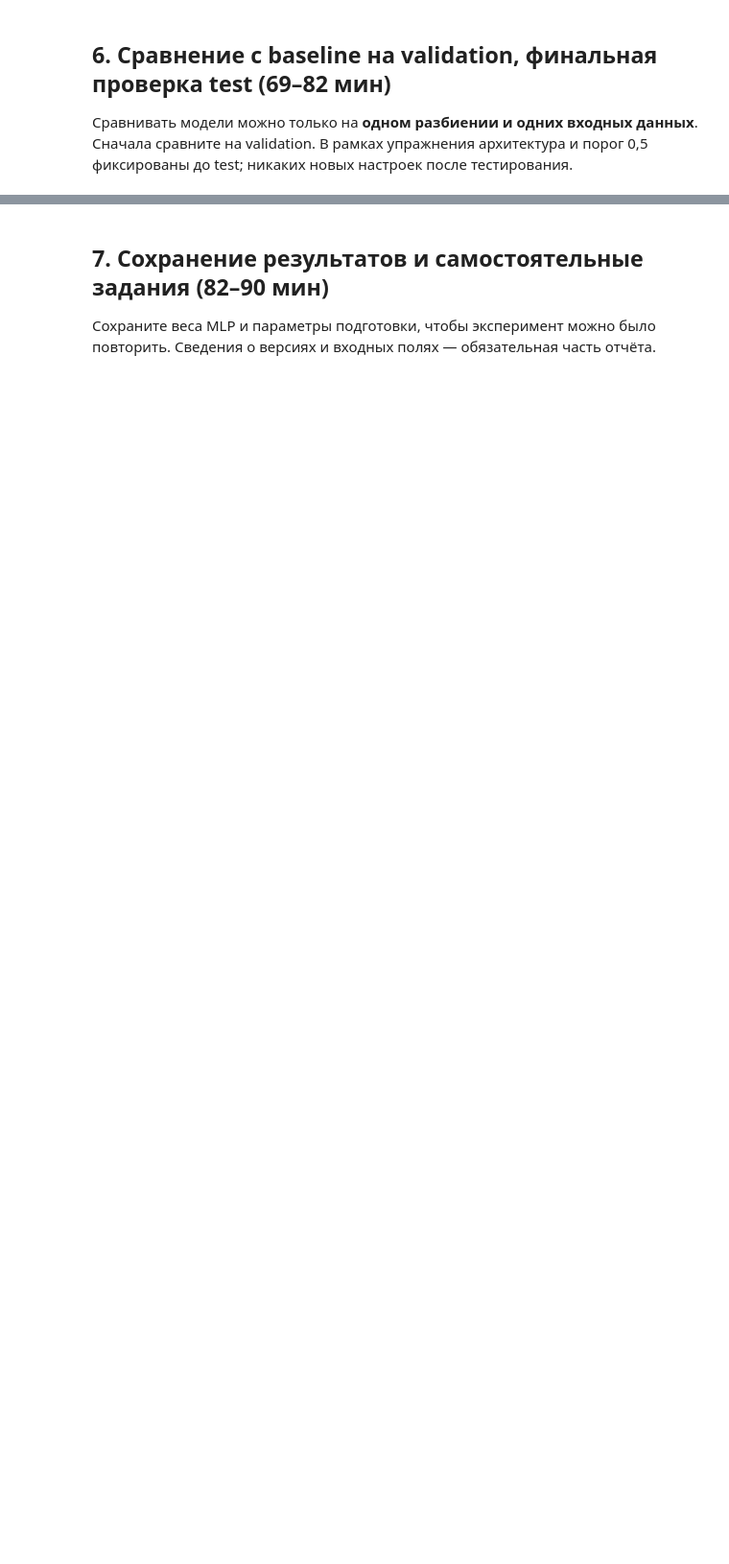
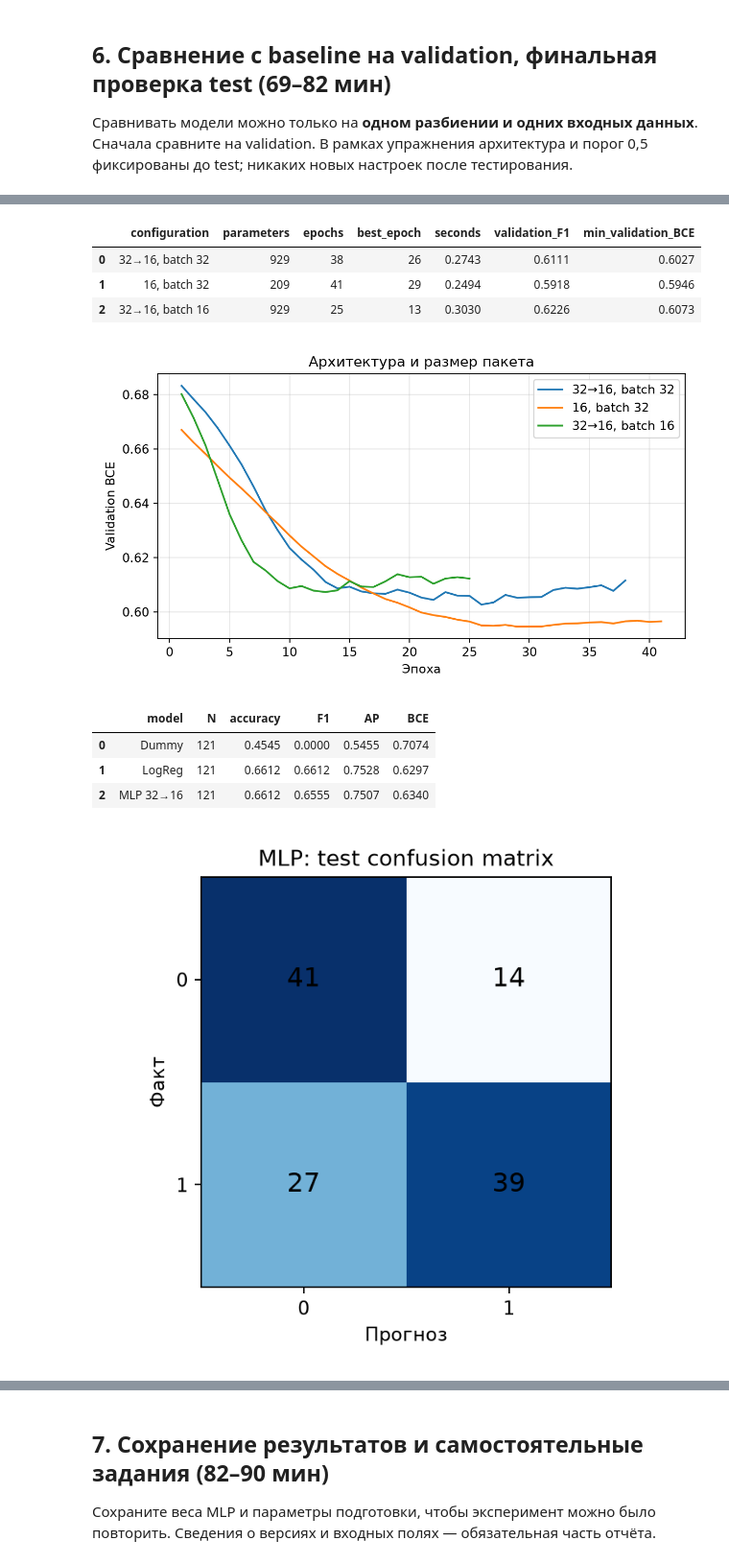
Before and after one commit to Vladislav-Evg-Sid/utmn-master-degree, a Jupyter notebook: tii/lb20/20_student.ipynb, the cells around one changed output, grey strips where cells are left out. Shown at 96% size. Saved outputs shown, nothing was run; the diff lists cells and outputs as text; code cells hidden in the pictures; blank space fills up the shorter version.

```diff
--- a/tii/lb20/20_student.ipynb
+++ b/tii/lb20/20_student.ipynb
@@ -175,15 +266,52 @@ print('Порог фиксирован:',0.5,'; архитектура MLP и м
 # %%
+# Сначала самостоятельные сравнения только на validation: результаты test здесь ещё не доступны.
+small_model,small_hist,small_best,small_duration=fit_mlp(hidden=(16,),seed=SEED)
+batch_model,batch_hist,batch_best,batch_duration=fit_mlp(hidden=(32,16),batch_size=16,seed=SEED)
+small_params=(Xtr.shape[1]+1)*16+(16+1)
+compare=pd.DataFrame([
+ ('32→16, batch 32',expected_params,len(hist),best_epoch,duration,
+  score_row('x',yva.ravel(),nn_probability(model,Xva))['F1'],hist.validation_BCE.min()),
+ ('16, batch 32',small_params,len(small_hist),small_best,small_duration,
+  score_row('x',yva.ravel(),nn_probability(small_model,Xva))['F1'],small_hist.validation_BCE.min()),
+ ('32→16, batch 16',expected_params,len(batch_hist),batch_best,batch_duration,
+  score_row('x',yva.ravel(),nn_probability(batch_model,Xva))['F1'],batch_hist.validation_BCE.min())],
+ columns=['configuration','parameters','epochs','best_epoch','seconds','validation_F1','min_validation_BCE'])
+display(compare.round(4))
+fig,ax=plt.subplots(figsize=(7,4))
+for label,h in [('32→16, batch 32',hist),('16, batch 32',small_hist),('32→16, batch 16',batch_hist)]:
+    ax.plot(h.epoch,h.validation_BCE,label=label)
+ax.set(xlabel='Эпоха',ylabel='Validation BCE',title='Архитектура и размер пакета')
+ax.grid(alpha=.3);ax.legend();fig.tight_layout();fig.savefig('20_validation_comparison.png',dpi=170);plt.close(fig)
+display(Image(filename='20_validation_comparison.png'))
+
+# Протокол финального test был зафиксирован выше; дополнительные варианты в test не оцениваем.
+Xte=np.asarray(prep.transform(te[num_cols+cat_cols]),dtype=np.float32)
+yte=te.late.to_numpy(dtype=np.float32).reshape(-1,1)
+assert Xte.dtype==np.float32 and np.isfinite(Xte).all()
 test_rows=[]
 for name,clf in models:
     test_rows.append(score_row(name,yte.ravel(),clf.predict_proba(Xte)[:,list(clf.classes_).index(1)]))
-pte=nn_probability(Xte)
-test_rows.append(score_row('MLP (PyTorch)',yte.ravel(),pte))
+pte=nn_probability(model,Xte)
+test_rows.append(score_row('MLP 32→16',yte.ravel(),pte))
 test_scores=pd.DataFrame(test_rows)
-print('TEST: итоговая оценка без дальнейшего подбора параметров')
-display(test_scores.round(3))
-cm=confusion_matrix(yte.ravel(),(pte>=0.5).astype(int),labels=[0,1])
-fig,ax=plt.subplots(figsize=(4,3.5));im=ax.imshow(cm,cmap='Blues')
-ax.set_xticks([0,1]);ax.set_yticks([0,1]);ax.set(xlabel='Прогноз',ylabel='Факт',title='MLP: матрица ошибок (test)')
-for (i,j),v in np.ndenumerate(cm):ax.text(j,i,str(v),ha='center',va='center',fontsize=13)
-plt.show()
+display(test_scores.round(4))
+cm=confusion_matrix(yte.ravel(),(pte>=.5).astype(int),labels=[0,1])
+fig,ax=plt.subplots(figsize=(4.5,4))
+ax.imshow(cm,cmap='Blues');ax.set_xticks([0,1]);ax.set_yticks([0,1])
+ax.set(xlabel='Прогноз',ylabel='Факт',title='MLP: test confusion matrix')
+for (i,j),v in np.ndenumerate(cm):ax.text(j,i,str(v),ha='center',va='center',fontsize=14)
+fig.tight_layout();fig.savefig('20_test_confusion.png',dpi=170);plt.close(fig)
+display(Image(filename='20_test_confusion.png'))
 assert cm.sum()==len(yte)
+print('Test просмотрен однократно; после оценки модель, порог и настройки не меняются.')
+# %% [output]
+|  | configuration | parameters | epochs | best_epoch | seconds | validation_F1 | min_validation_BCE |
+| 0 | 32→16, batch 32 | 929 | 38 | 26 | 0.2743 | 0.6111 | 0.6027 |
+| 1 | 16, batch 32 | 209 | 41 | 29 | 0.2494 | 0.5918 | 0.5946 |
+| 2 | 32→16, batch 16 | 929 | 25 | 13 | 0.3030 | 0.6226 | 0.6073 |
+[figure, added]
+|  | model | N | accuracy | F1 | AP | BCE |
+| 0 | Dummy | 121 | 0.4545 | 0.0000 | 0.5455 | 0.7074 |
+| 1 | LogReg | 121 | 0.6612 | 0.6612 | 0.7528 | 0.6297 |
+| 2 | MLP 32→16 | 121 | 0.6612 | 0.6555 | 0.7507 | 0.6340 |
+[figure, added]
```
Also changed, not shown: parts of 10 cells of this notebook, 16 other files.
